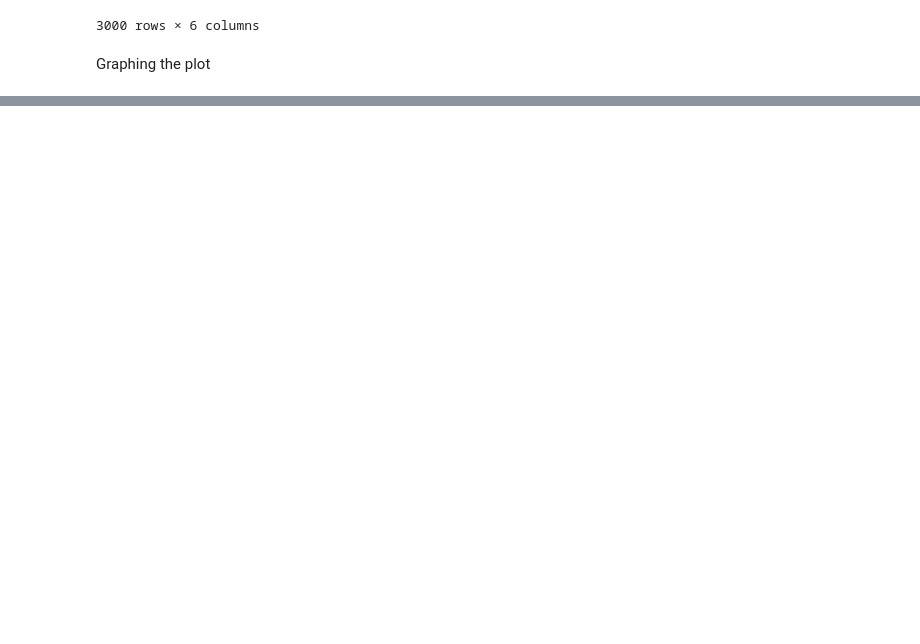
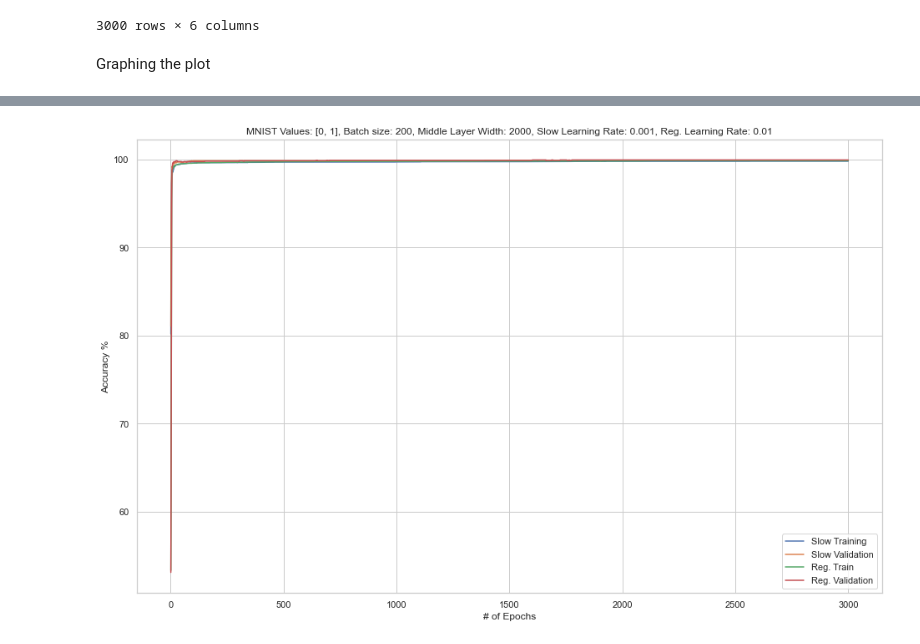
Before and after one commit to glomerulus-lab/slow-feature-learning, a Jupyter notebook: exploratory.ipynb, the cells around one changed output, grey strips where cells are left out. Cells and saved outputs as stored; diff of their text form; code cells hidden in the pictures; blank space fills up the shorter version.

```diff
--- a/exploratory.ipynb
+++ b/exploratory.ipynb
@@ -64,3 +64,12 @@ plt.ylabel("Error Rate (%)");
+# %%
+sns.set(rc = {'figure.figsize':(16,10)}) # setting figure size
+sns.set_style('whitegrid') # setting seaborn theme
+plot = sns.lineplot(data=df[["Slow Training", "Slow Validation", "Reg. Train", "Reg. Validation"]], dashes=False);
+plot.set_title("MNIST Values: [0, 1], Batch size: 200, Middle Layer Width: 2000, Slow Learning Rate: 0.001, Reg. Learning Rate: 0.01")
+plt.xlabel("# of Epochs");
+plt.ylabel("Accuracy %");
+# %% [output]
+[figure, added]
 # %%
 sns.set(rc = {'figure.figsize':(16,10)}) # setting figure size
 sns.set_style('whitegrid') # setting seaborn theme
```
Also changed, not shown: parts of 4 cells of this notebook, 1 other file.
